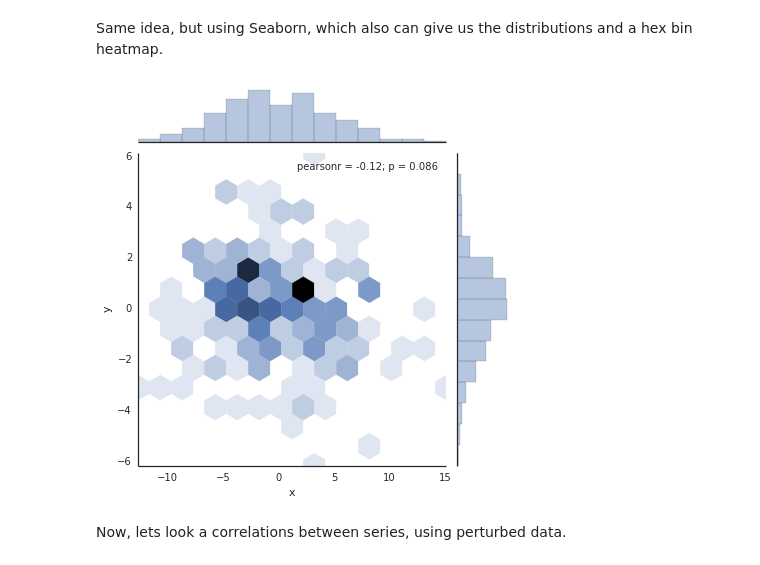
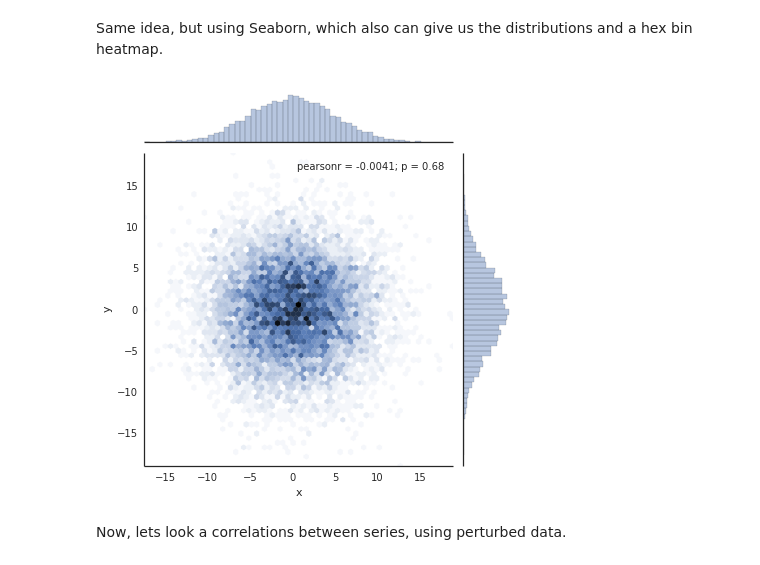
Before and after one commit to sandiegodata/training-notebooks, a Jupyter notebook: python-and-pandas/saturday_study/Variance and Correlation.ipynb, the cells around one changed output. Drawn from its saved outputs; the diff is of its cells as text; code cells hidden in the pictures.

```diff
--- a/python-and-pandas/saturday_study/Variance and Correlation.ipynb
+++ b/python-and-pandas/saturday_study/Variance and Correlation.ipynb
@@ -80,0 +80,5 @@ df.plot(kind='hexbin', x='x', y='y', gridsize=25)
+# %%
+dfb = pd.DataFrame(dict(x=pd.Series(np.random.normal(scale=5.0, size= 10000)),
+                        y=pd.Series(np.random.normal(scale=5.0, size= 10000))
+                        ))
+dfb.plot(kind='hexbin', x='x', y='y', gridsize=50)
@@ -83,10 +90,10 @@ Same idea, but using Seaborn, which also can give us the distributions and a hex
 # %%
 import seaborn as sns
 
 with sns.axes_style("white"):
-    sns.jointplot(df.x, df.y, kind="hex");
+    sns.jointplot(dfb.x, dfb.y, kind="hex", size = 6);
 # %% [output]
-[figure, old version]
+[figure, new version]
 # %% [markdown]
 Now, lets look a correlations between series, using perturbed data.
 # %%
```
Also changed, not shown: parts of 31 cells of this notebook.
